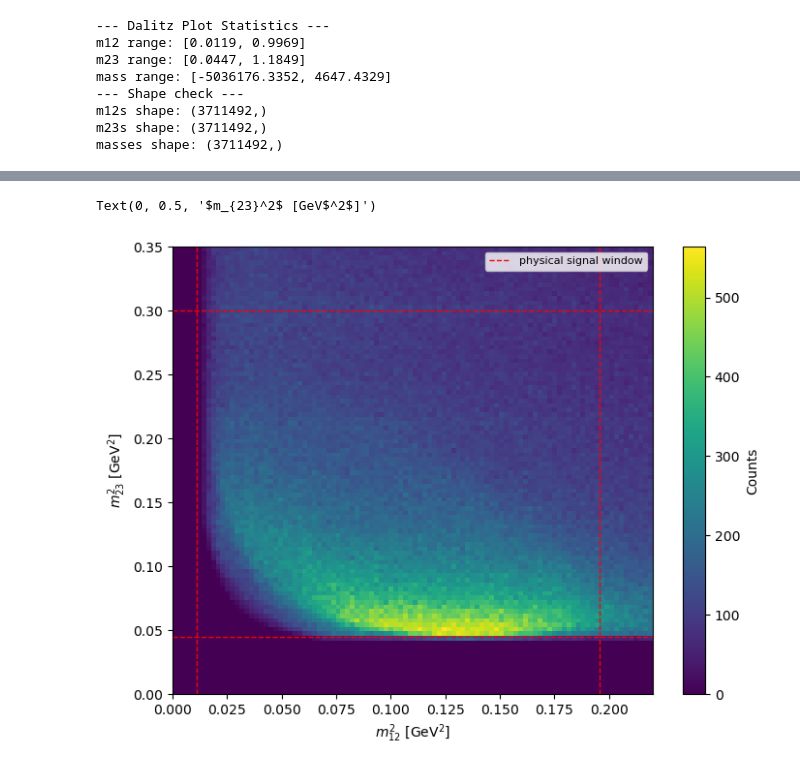
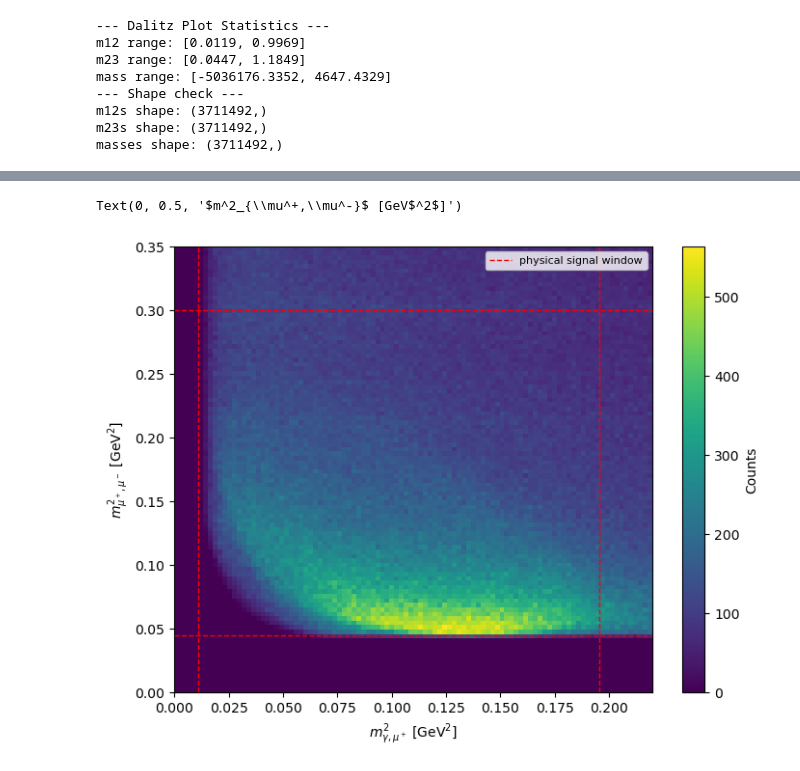
Before and after one commit to michael24peters/root-analysis, a Jupyter notebook: src/fit/fit_dalitz.ipynb, the cells around one changed output, grey strips where cells are left out. Saved outputs shown, nothing was run; the diff lists cells and outputs as text; code cells hidden in the pictures.

```diff
--- a/src/fit/fit_dalitz.ipynb
+++ b/src/fit/fit_dalitz.ipynb
@@ -187,21 +188,21 @@ Text(0, 0.5, '$m_{23}^2$ [GeV$^2$]')
 # %%
 # Test implementation with a quick plot of the Dalitz distribution in physical range
 plt.figure(figsize=(8, 6))
 plt.hist2d(m12s, m23s, bins=100, cmap='viridis', range=[[0, 0.22], [0, 0.35]])
 plt.colorbar(label='Counts')
 
 # Mark the physical signal boundary (see M12_PHYS/M23_PHYS above).
 plt.axvline(M12_PHYS[0], color="red", ls="--", lw=1, label="physical signal window")
 plt.axvline(M12_PHYS[1], color="red", ls="--", lw=1)
 plt.axhline(M23_PHYS[0], color="red", ls="--", lw=1)
 plt.axhline(M23_PHYS[1], color="red", ls="--", lw=1)
 
 plt.legend(loc="upper right", fontsize=8)
-plt.xlabel(r'$m_{12}^2$ [GeV$^2$]')
-plt.ylabel(r'$m_{23}^2$ [GeV$^2$]')
+plt.xlabel(r"$m^2_{\gamma,\mu^+}$ [GeV$^2$]")
+plt.ylabel(r"$m^2_{\mu^+,\mu^-}$ [GeV$^2$]")
 # %% [output]
-Text(0, 0.5, '$m_{23}^2$ [GeV$^2$]')
+Text(0, 0.5, '$m^2_{\\mu^+,\\mu^-}$ [GeV$^2$]')
-[figure, old version]
+[figure, new version]
 # %%
 # Perform fit on the mass distribution
 result = fit_gauss(infile=infile, xmin=400.0, xmax=696.0, nbins=80,
```
Also changed, not shown: parts of 13 cells of this notebook, 4 other files.
